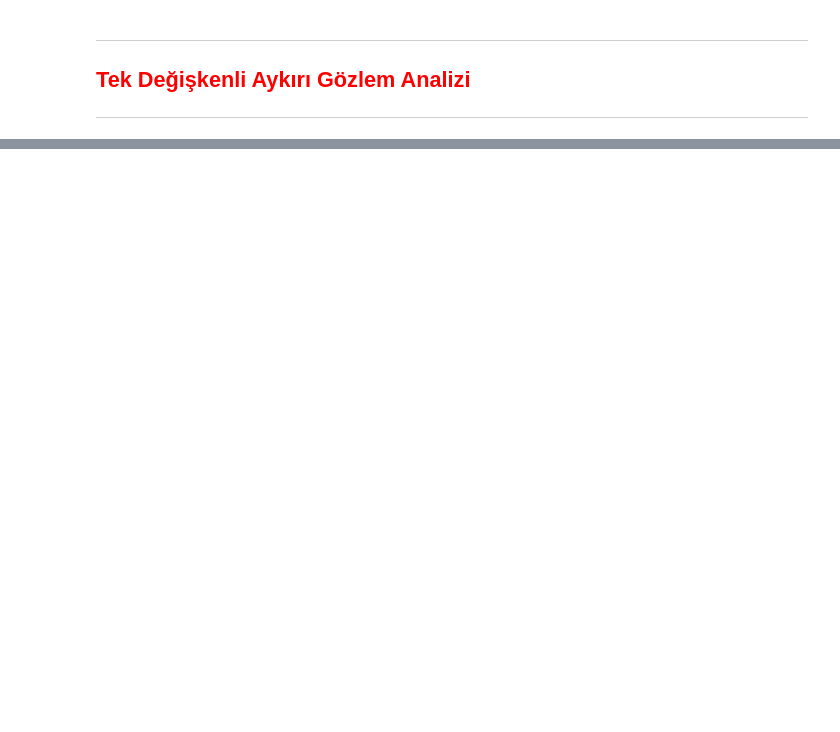
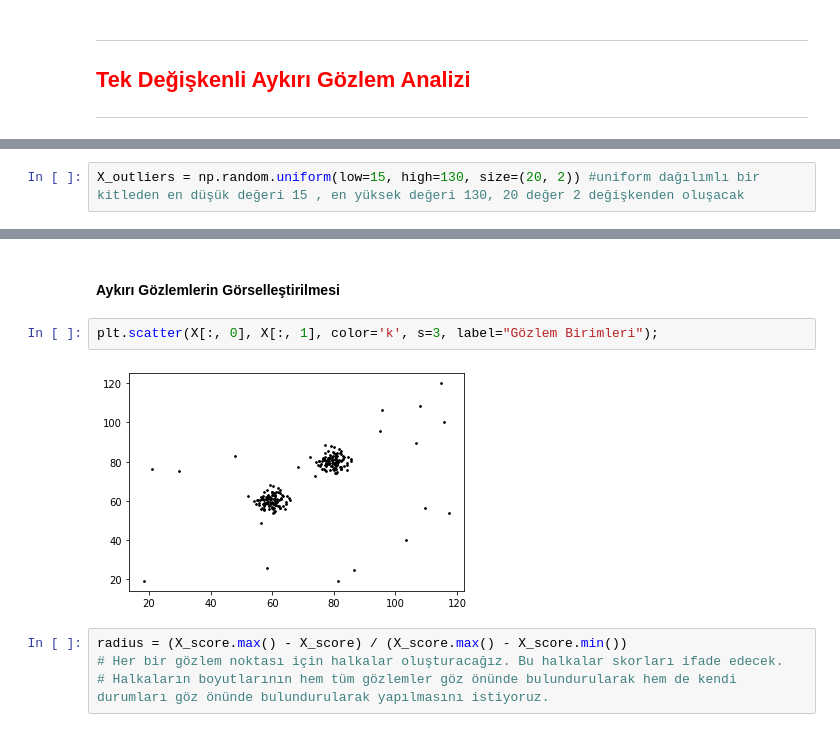
Before and after one commit to omercsx/Machine_Learning_Bootcamp, a Jupyter notebook: Veri Ön İşleme/veri_on_isleme.ipynb, the cells around one changed output, grey strips where cells are left out. Drawn from its saved outputs; the diff is of its cells as text; blank space fills up the shorter version.

```diff
--- a/Veri Ön İşleme/veri_on_isleme.ipynb
+++ b/Veri Ön İşleme/veri_on_isleme.ipynb
@@ -51,0 +296,2 @@ df.head()
+# %%
+X_outliers = np.random.uniform(low=15, high=130, size=(20, 2)) #uniform dağılımlı bir kitleden en düşük değeri 15 , en yüksek değeri 130, 20 değer 2 değişkenden oluşacak
@@ -51,0 +373,10 @@ df.head()
+# %% [markdown]
+#### Aykırı Gözlemlerin Görselleştirilmesi
+# %%
+plt.scatter(X[:, 0], X[:, 1], color='k', s=3, label="Gözlem Birimleri");
+# %% [output]
+[figure, added]
+# %%
+radius = (X_score.max() - X_score) / (X_score.max() - X_score.min())
+# Her bir gözlem noktası için halkalar oluşturacağız. Bu halkalar skorları ifade edecek.
+# Halkaların boyutlarının hem tüm gözlemler göz önünde bulundurularak hem de kendi durumları göz önünde bulundurularak yapılmasını istiyoruz.
```
Also changed, not shown: parts of 84 cells of this notebook.
